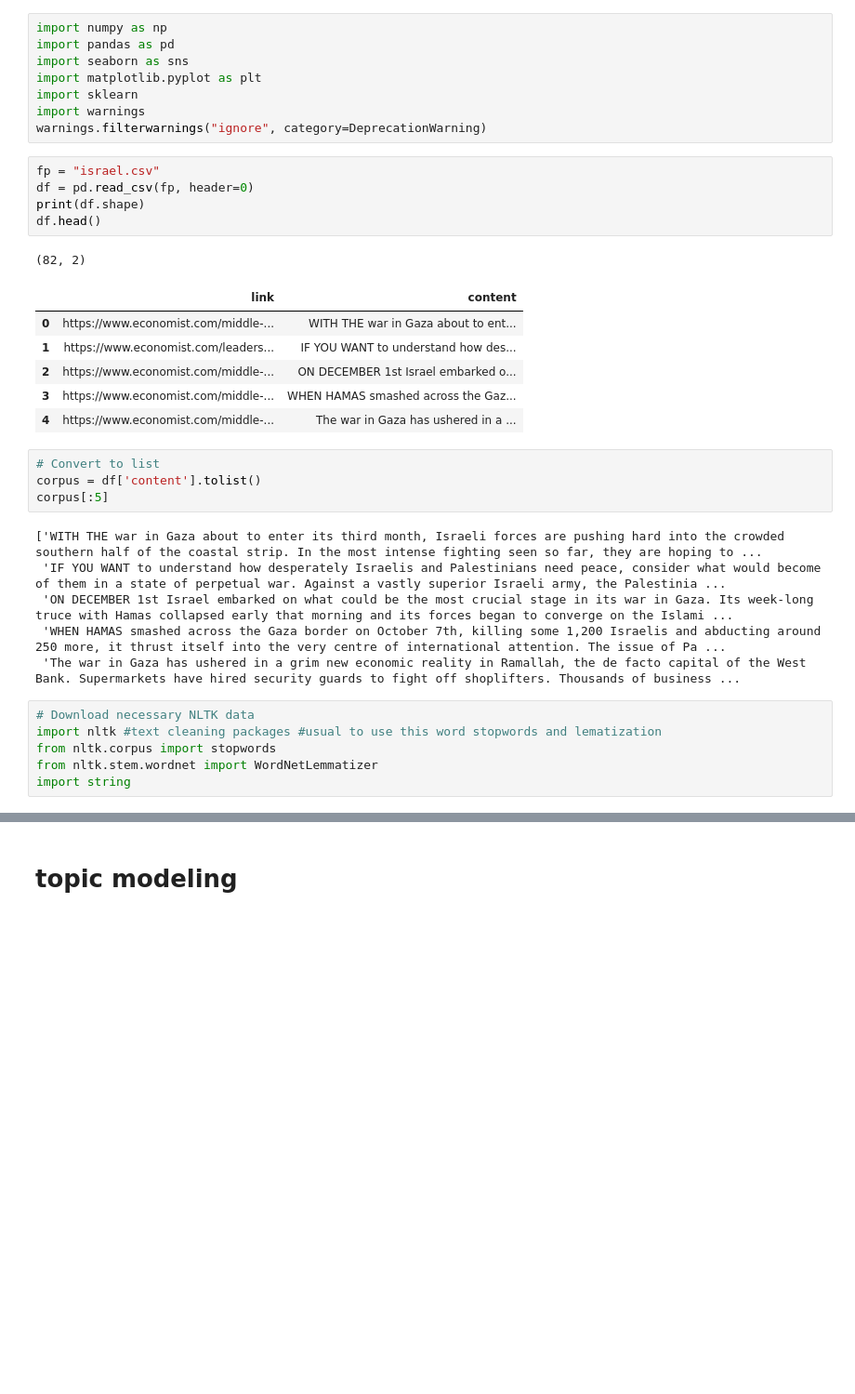
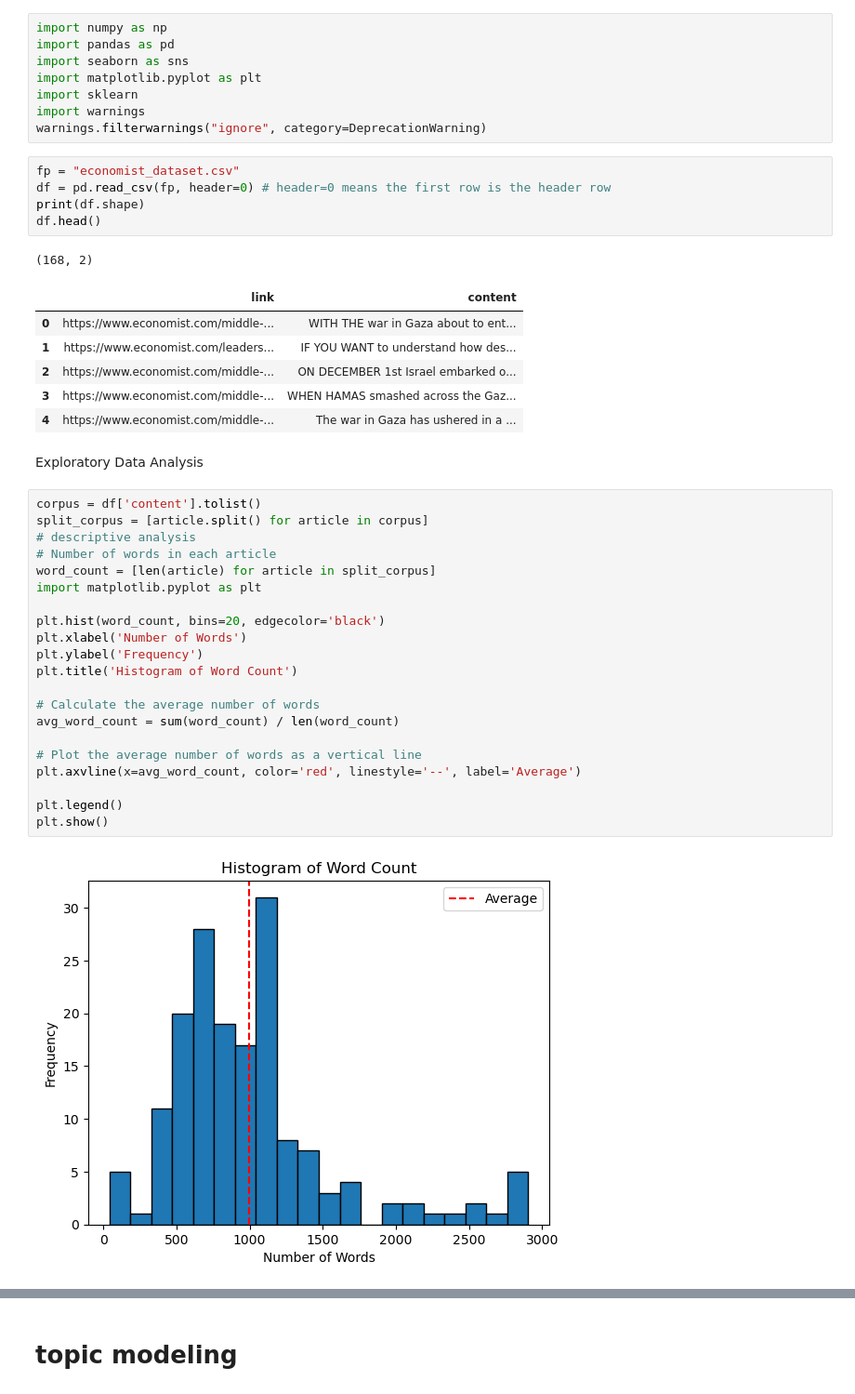
Before and after one commit to minahilm11/SIMM71, a Jupyter notebook: Assignment_1.ipynb, the cells around one changed output, grey strips where cells are left out. Shown: that part at 93% size. Cells and saved outputs as stored; diff of their text form; blank space fills up the shorter version.

```diff
--- a/Assignment_1.ipynb
+++ b/Assignment_1.ipynb
@@ -11,32 +24,41 @@ import sklearn
 import warnings
 warnings.filterwarnings("ignore", category=DeprecationWarning)
 # %%
-fp = "israel.csv"
-df = pd.read_csv(fp, header=0)
+fp = "economist_dataset.csv"
+df = pd.read_csv(fp, header=0) # header=0 means the first row is the header row
 print(df.shape)
 df.head()
 # %% [output]
-(82, 2)
+(168, 2)
 |  | link | content |
 | 0 | https://www.economist.com/middle-... | WITH THE war in Gaza about to ent... |
 | 1 | https://www.economist.com/leaders... | IF YOU WANT to understand how des... |
 | 2 | https://www.economist.com/middle-... | ON DECEMBER 1st Israel embarked o... |
 | 3 | https://www.economist.com/middle-... | WHEN HAMAS smashed across the Gaz... |
 | 4 | https://www.economist.com/middle-... | The war in Gaza has ushered in a ... |
-# %%
-# Convert to list
-corpus = df['content'].tolist()
-corpus[:5]
-# %% [output]
-['WITH THE war in Gaza about to enter its third month, Israeli forces are pushing hard into the crowded southern half of the coastal strip. In the most intense fighting seen so far, they are hoping to ...
- 'IF YOU WANT to understand how desperately Israelis and Palestinians need peace, consider what would become of them in a state of perpetual war. Against a vastly superior Israeli army, the Palestinia ...
- 'ON DECEMBER 1st Israel embarked on what could be the most crucial stage in its war in Gaza. Its week-long truce with Hamas collapsed early that morning and its forces began to converge on the Islami ...
- 'WHEN HAMAS smashed across the Gaza border on October 7th, killing some 1,200 Israelis and abducting around 250 more, it thrust itself into the very centre of international attention. The issue of Pa ...
- 'The war in Gaza has ushered in a grim new economic reality in Ramallah, the de facto capital of the West Bank. Supermarkets have hired security guards to fight off shoplifters. Thousands of business ...
-# %%
-# Download necessary NLTK data
-import nltk #text cleaning packages #usual to use this word stopwords and lematization
-from nltk.corpus import stopwords
-from nltk.stem.wordnet import WordNetLemmatizer
-import string
+# %% [markdown]
+Exploratory Data Analysis
+# %%
+corpus = df['content'].tolist()
+split_corpus = [article.split() for article in corpus]
+# descriptive analysis
+# Number of words in each article
+word_count = [len(article) for article in split_corpus]
+import matplotlib.pyplot as plt
+
+plt.hist(word_count, bins=20, edgecolor='black')
+plt.xlabel('Number of Words')
+plt.ylabel('Frequency')
+plt.title('Histogram of Word Count')
+
+# Calculate the average number of words
+avg_word_count = sum(word_count) / len(word_count)
+
+# Plot the average number of words as a vertical line
+plt.axvline(x=avg_word_count, color='red', linestyle='--', label='Average')
+
+plt.legend()
+plt.show()
+# %% [output]
+[figure, added]
 # %%
```
Also changed, not shown: parts of 26 cells of this notebook, 5 other files.
